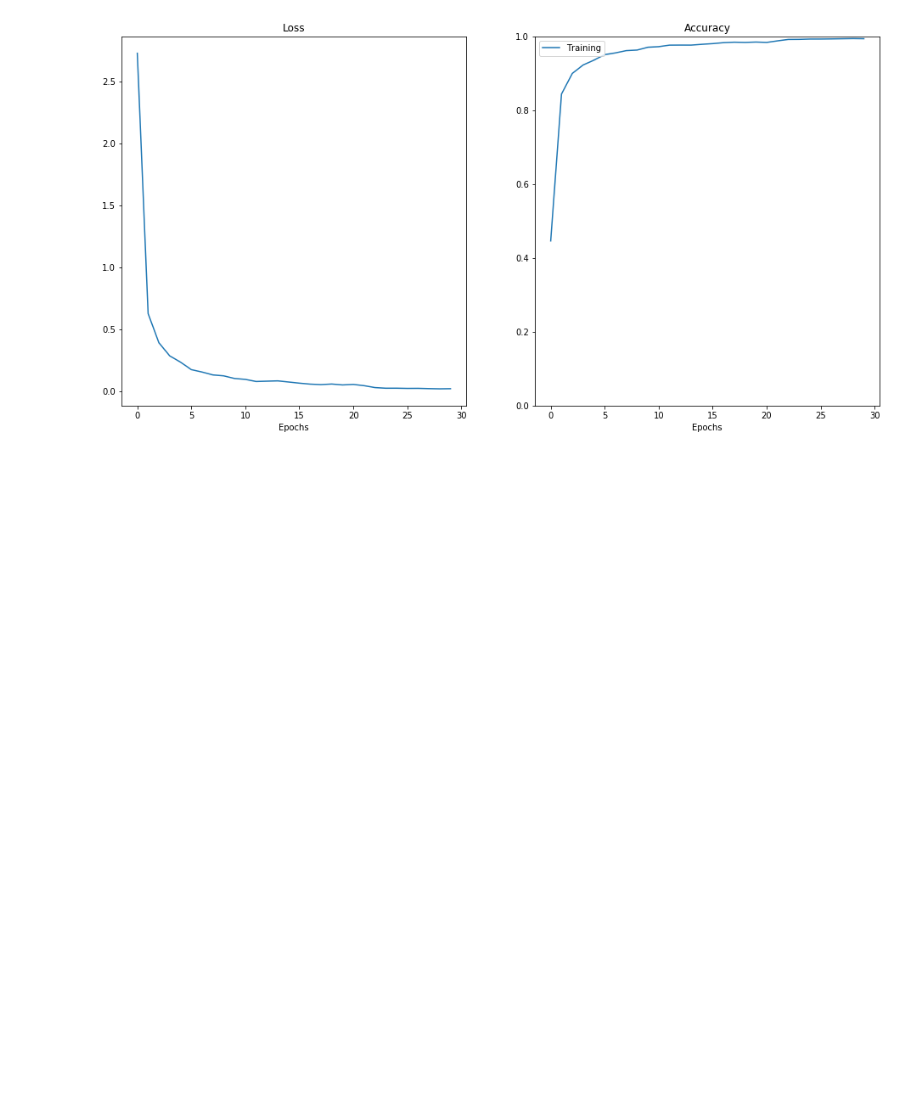
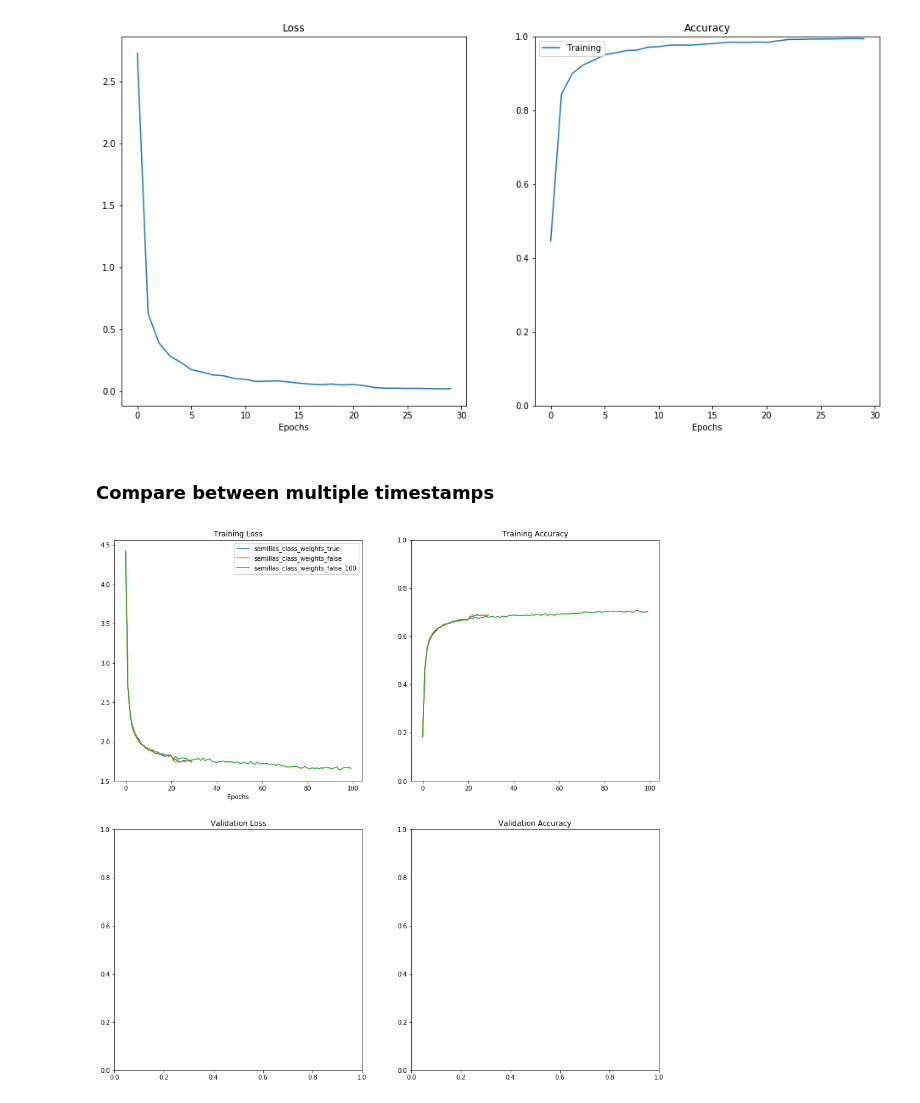
Before and after one commit to deephdc/image-classification-tf, a Jupyter notebook: notebooks/2.0-Model_training.ipynb, the cells around one changed output. Saved outputs shown, nothing was run; the diff lists cells and outputs as text; code cells hidden in the pictures; blank space fills up the shorter version.

Commit message:
add multi-training plots

```diff
--- a/notebooks/2.0-Model_training.ipynb
+++ b/notebooks/2.0-Model_training.ipynb
@@ -70,2 +77,14 @@ plot_utils.training_plots(conf, stats)
 # %% [output]
 [figure]
+# %% [markdown]
+### Compare between multiple timestamps
+# %%
+from imgclas.plot_utils import multi_training_plots
+
+TIMESTAMPS = ['semillas_class_weights_true',
+              'semillas_class_weights_false',
+              'semillas_class_weights_false_100']
+
+multi_training_plots(timestamps=TIMESTAMPS)
+# %% [output]
+[figure, added]
```
Also changed, not shown: parts of 2 cells of this notebook, 1 other file.
